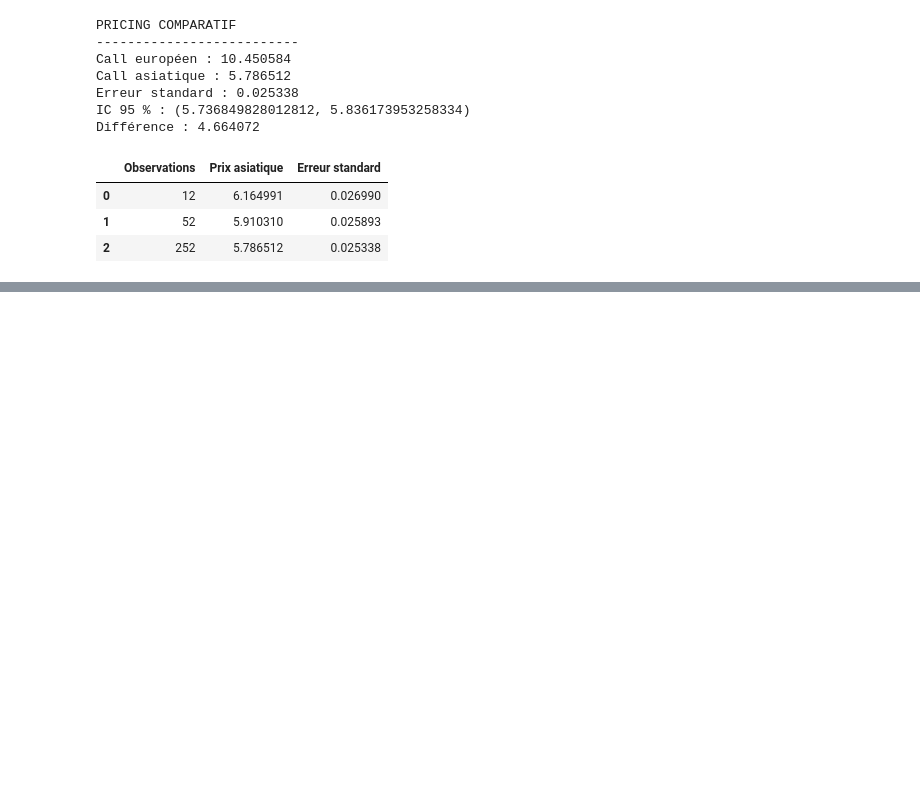
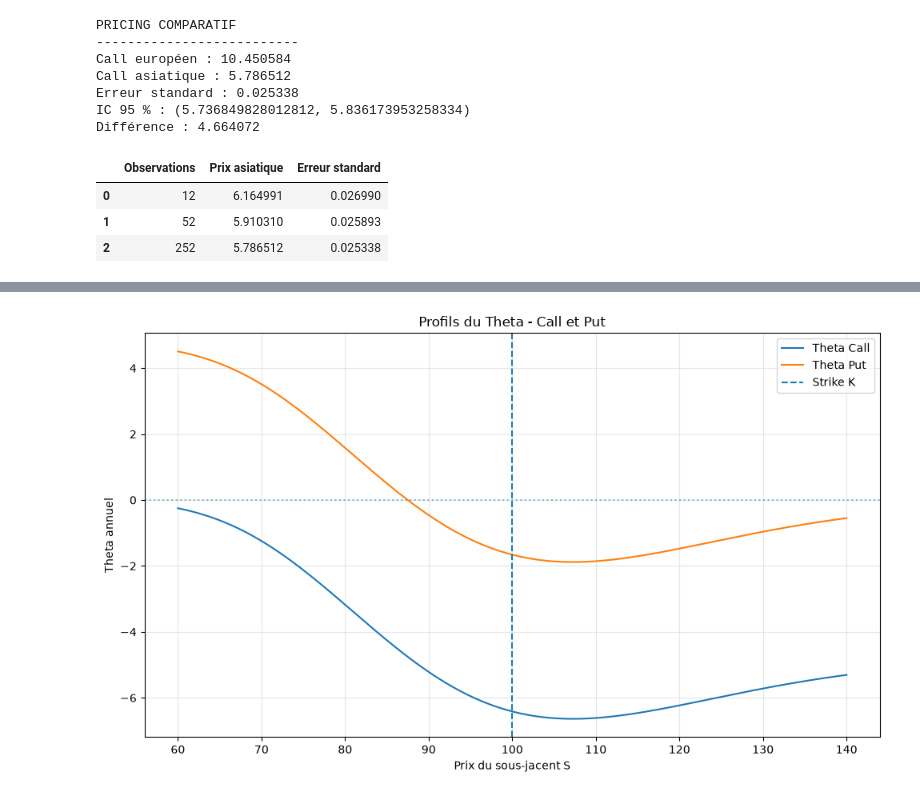
Before and after one commit to mamethiernot099-wq/options-pricer-delta-hedging, a Jupyter notebook: notebooks/analysis.ipynb, the cells around one changed output, grey strips where cells are left out. Saved outputs shown, nothing was run; the diff lists cells and outputs as text; code cells hidden in the pictures; blank space fills up the shorter version.

```diff
--- a/notebooks/analysis.ipynb
+++ b/notebooks/analysis.ipynb
@@ -233,0 +634,63 @@ display(df_asian)
+# %%
+
+import numpy as np
+import matplotlib.pyplot as plt
+
+from src.greeks import theta_call, theta_put
+
+# Paramètres
+K = 100
+T = 1
+r = 0.05
+sigma = 0.20
+
+# Prix du sous-jacent
+S_values = np.linspace(60, 140, 200)
+
+# Calcul des Theta
+call_theta_values = [
+    theta_call(S, K, T, r, sigma)
+    for S in S_values
+]
+
+put_theta_values = [
+    theta_put(S, K, T, r, sigma)
+    for S in S_values
+]
+
+# Graphique
+plt.figure(figsize=(10, 6))
+
+plt.plot(
+    S_values,
+    call_theta_values,
+    label="Theta Call"
+)
+
+plt.plot(
+    S_values,
+    put_theta_values,
+    label="Theta Put"
+)
+
+plt.axvline(
+    K,
+    linestyle="--",
+    label="Strike K"
+)
+
+plt.axhline(0, linestyle=":", alpha=0.5)
+
+plt.xlabel("Prix du sous-jacent S")
+plt.ylabel("Theta annuel")
+
+plt.title("Profils du Theta - Call et Put")
+
+plt.legend()
+plt.grid(alpha=0.3)
+plt.tight_layout()
+
+plt.savefig("../figures/theta_profile.png", dpi=300)
+plt.show()
+# %% [output]
+[figure, added]
```
Also changed, not shown: parts of 14 cells of this notebook, 3 other files.
